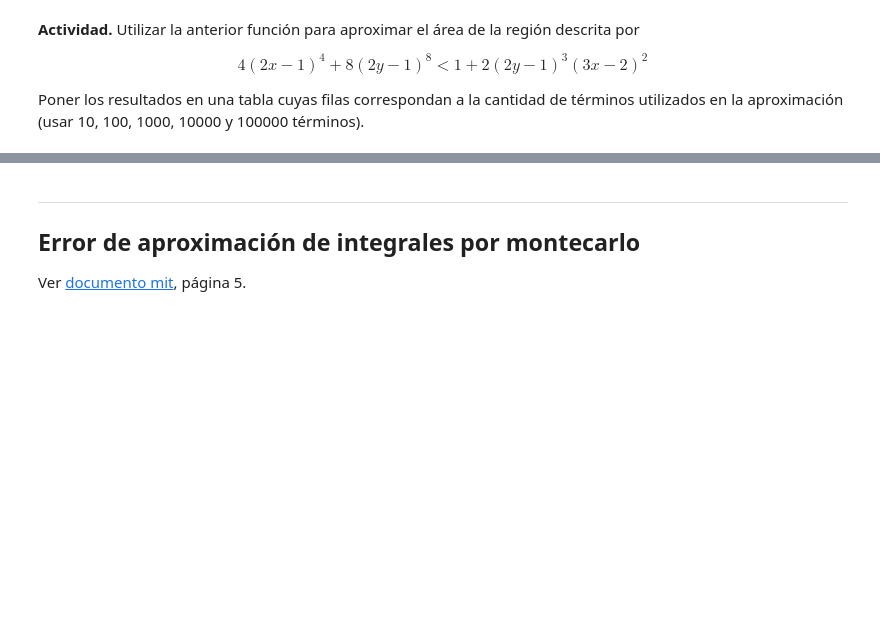
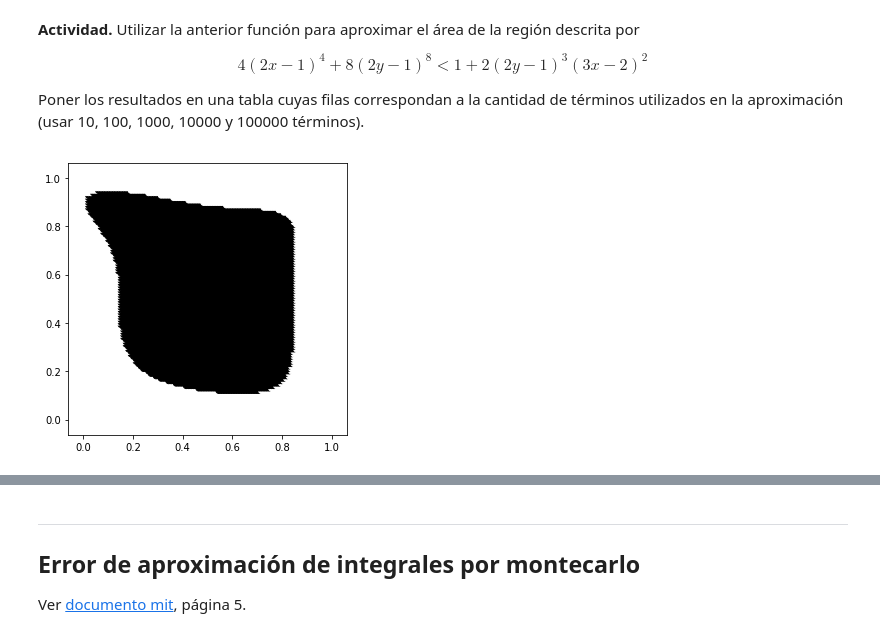
Before and after one commit to zapatacc/SimMat2019-1, a Jupyter notebook: Modulo2/Clase10_IntegracionMontecarlo.ipynb, the cells around one changed output, grey strips where cells are left out. Cells and saved outputs as stored; diff of their text form; code cells hidden in the pictures; blank space fills up the shorter version.

```diff
--- a/Modulo2/Clase10_IntegracionMontecarlo.ipynb
+++ b/Modulo2/Clase10_IntegracionMontecarlo.ipynb
@@ -435,0 +437,15 @@ Poner los resultados en una tabla cuyas filas correspondan a la cantidad de tér
+# %%
+N = 100
+x = np.linspace(0,1,N)
+y = np.linspace(0,1,N)
+# %%
+def region1(x,y):
+    return 4*(2*x-1)**4 + 8*(2*y-1)**8 < 1 + 2*(2*y-1)**3*(3*x-2)**2
+# %%
+##~
+X,Y = np.meshgrid(x,y)
+plt.figure(figsize=(5,5))
+plt.scatter(X,Y,c = ~region1(X,Y),cmap='bone')
+plt.show()
+# %% [output]
+[figure, added]
```
Also changed, not shown: parts of 12 cells of this notebook, 1 other file.
